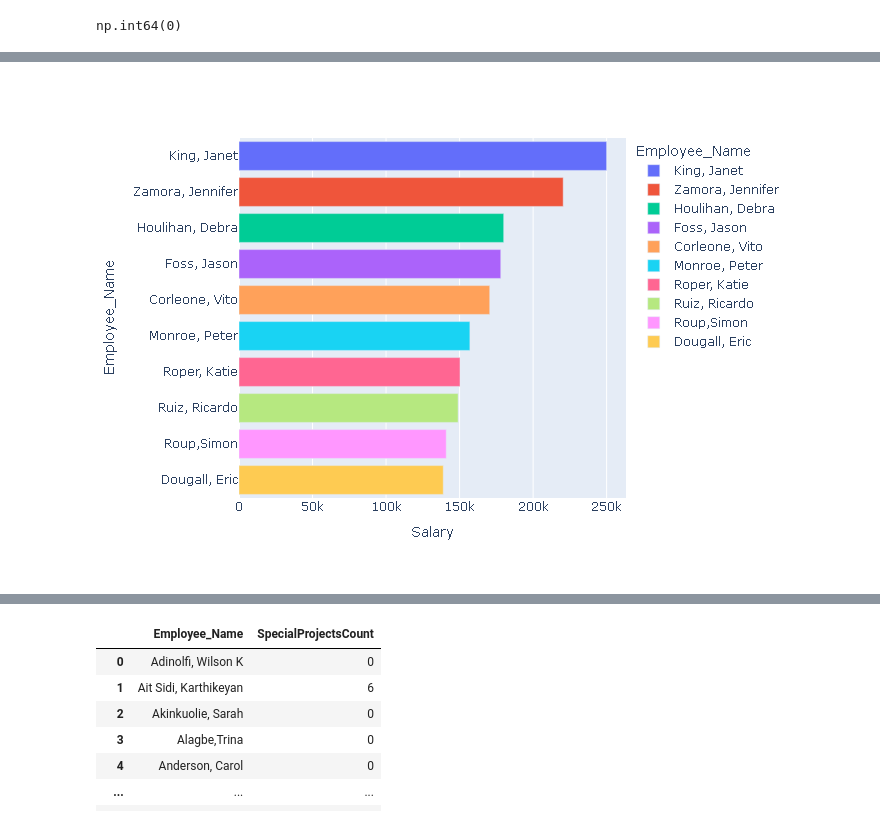
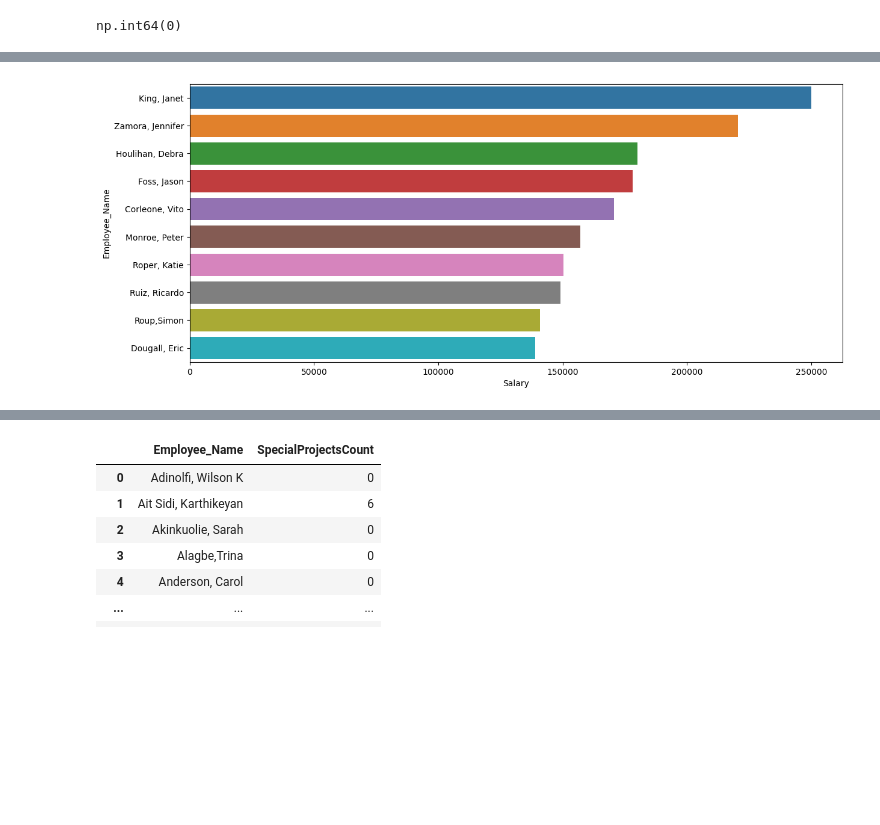
Before and after one commit to vedprakash8721/Abhishek-Data-Science-Portfolio, a Jupyter notebook: ML PW/Module 2 ( EDA exploratory data analysis )/EDA HR ANALYTICS.ipynb, the cells around one changed output, grey strips where cells are left out. Saved outputs shown, nothing was run; the diff lists cells and outputs as text; code cells hidden in the pictures; blank space fills up the shorter version.

```diff
--- a/ML PW/Module 2 ( EDA exploratory data analysis )/EDA HR ANALYTICS.ipynb
+++ b/ML PW/Module 2 ( EDA exploratory data analysis )/EDA HR ANALYTICS.ipynb
@@ -139,15 +143,23 @@ plt.show()
 [figure]
 # %%
-fig=px.bar(
-    top_10_salary,
-    x='Salary',
+# fig=px.bar(
+#     top_10_salary,
+#     x='Salary',
+#     y='Employee_Name',
+#     hover_data=['EmpID','Salary'],
+#     color='Employee_Name'
+# )
+# fig.show(renderer='png')
+plt.figure(figsize=(14,6))
+sns.barplot(
+    data=top_10_salary,
+     x='Salary',
     y='Employee_Name',
-    hover_data=['EmpID','Salary'],
-    color='Employee_Name'
+    palette='tab10'
 )
-fig.show(renderer='png')
+plt.show()
 # %% [output]
-[figure, old version]
+[figure, new version]
 # %%
 display(df.columns)
 display(df['PerformanceScore'])
```
Also changed, not shown: parts of 3 cells of this notebook.
